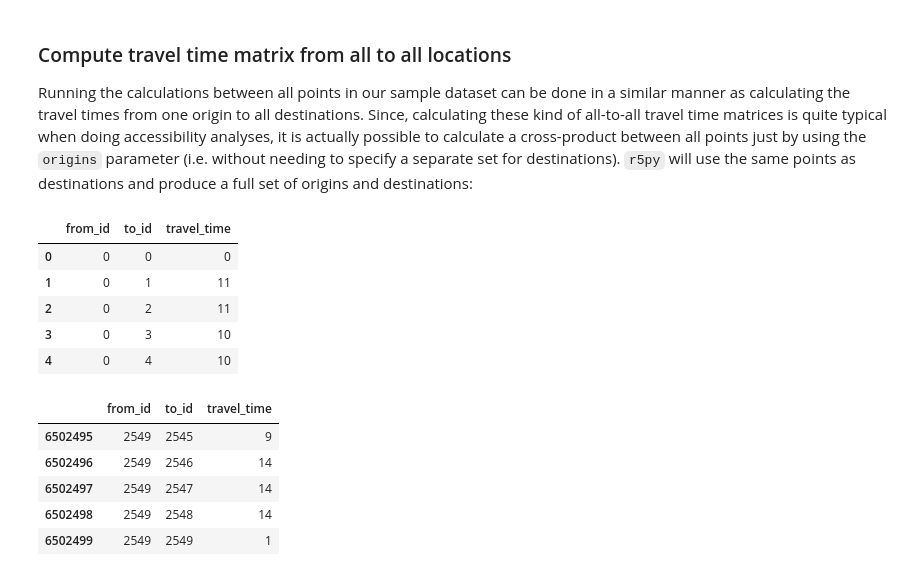
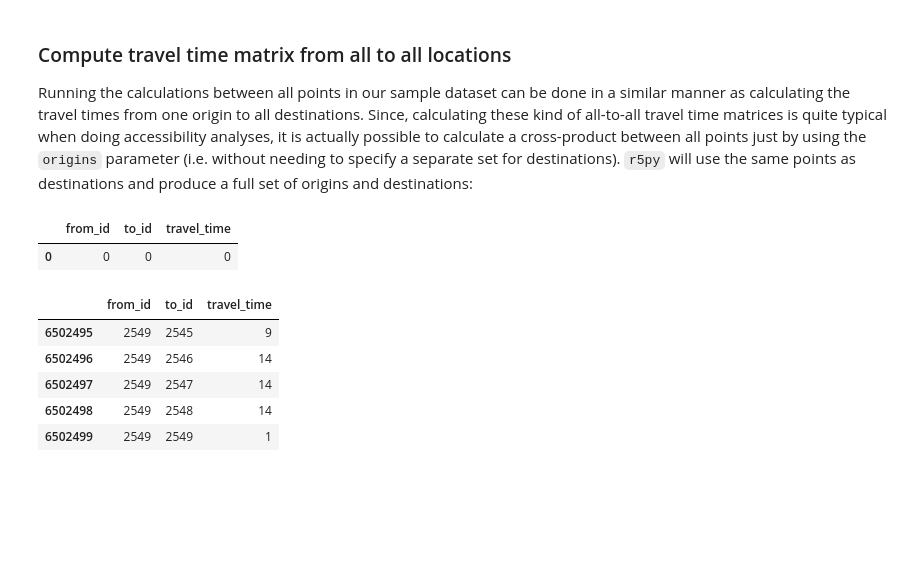
Before and after one commit to AaltoGIS/Mobile-Tartu-2024, a Jupyter notebook: source/notebooks/T2_calculating-travel-time-matrices_and_GHG_factors.ipynb, the cells around one changed output. Cells and saved outputs as stored; diff of their text form; code cells hidden in the pictures; blank space fills up the shorter version.

```diff
--- a/source/notebooks/T2_calculating-travel-time-matrices_and_GHG_factors.ipynb
+++ b/source/notebooks/T2_calculating-travel-time-matrices_and_GHG_factors.ipynb
@@ -252,19 +256,15 @@ Since, calculating these kind of all-to-all travel time matrices is quite typica
 # %%
 travel_time_matrix_computer = TravelTimeMatrixComputer(
     transport_network,
-    origins=points,
+    origins= hexagon_Centroid_gdf,
     departure=datetime.datetime(2022,2,22,8,30),
     transport_modes=[TransportMode.TRANSIT, TransportMode.WALK]
 )
 travel_time_matrix_all = travel_time_matrix_computer.compute_travel_times()
 travel_time_matrix_all.head()
 # %% [output]
 |  | from_id | to_id | travel_time |
 | 0 | 0 | 0 | 0 |
-| 1 | 0 | 1 | 11 |
-| 2 | 0 | 2 | 11 |
-| 3 | 0 | 3 | 10 |
-| 4 | 0 | 4 | 10 |
 # %%
 travel_time_matrix_all.tail()
 # %% [output]
```
Also changed, not shown: parts of 13 cells of this notebook, 8 other files.
